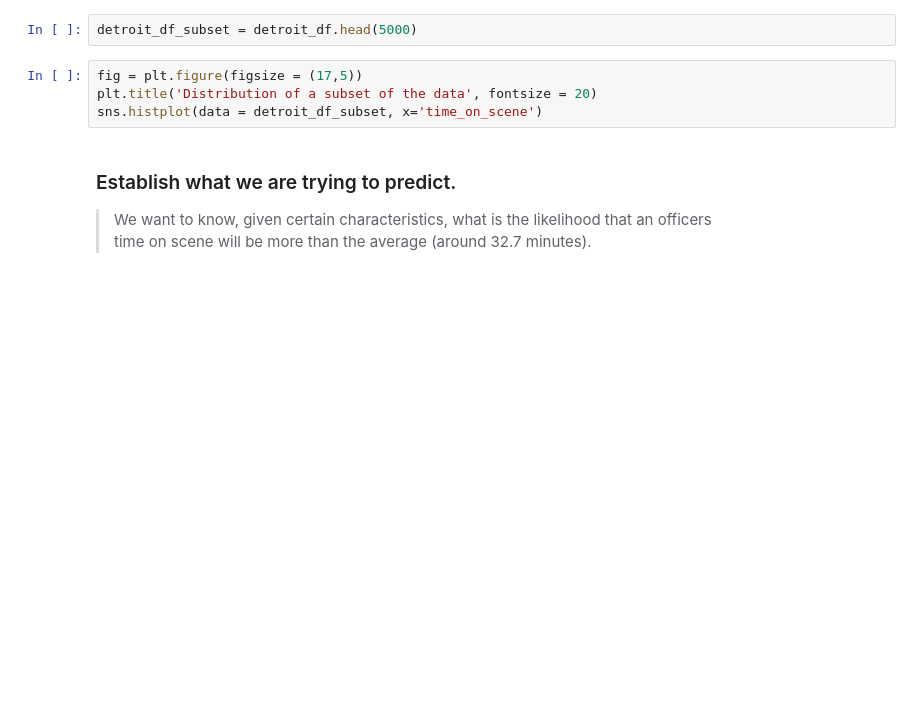
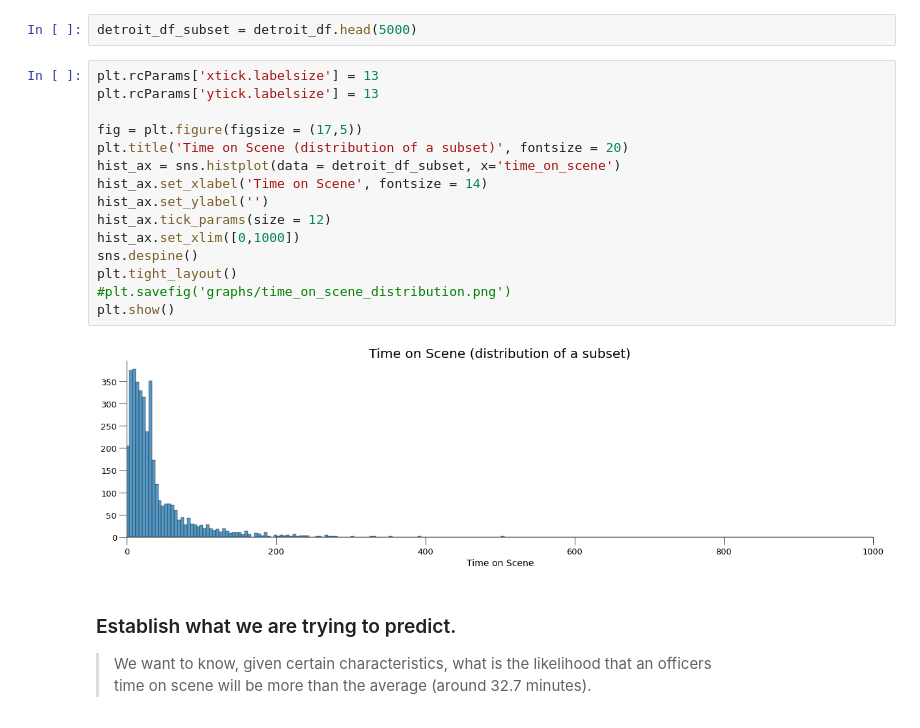
Before and after one commit to jedc4xer/model_assessment, a Jupyter notebook: xgb_improved.ipynb, the cells around one changed output. Drawn from its saved outputs; the diff is of its cells as text; blank space fills up the shorter version.

```diff
--- a/xgb_improved.ipynb
+++ b/xgb_improved.ipynb
@@ -188,9 +236,22 @@ detroit_df = backup_detroit.copy()
 # %%
 detroit_df_subset = detroit_df.head(5000)
 # %%
+plt.rcParams['xtick.labelsize'] = 13
+plt.rcParams['ytick.labelsize'] = 13
+
 fig = plt.figure(figsize = (17,5))
-plt.title('Distribution of a subset of the data', fontsize = 20)
-sns.histplot(data = detroit_df_subset, x='time_on_scene')
+plt.title('Time on Scene (distribution of a subset)', fontsize = 20)
+hist_ax = sns.histplot(data = detroit_df_subset, x='time_on_scene')
+hist_ax.set_xlabel('Time on Scene', fontsize = 14)
+hist_ax.set_ylabel('')
+hist_ax.tick_params(size = 12)
+hist_ax.set_xlim([0,1000])
+sns.despine()
+plt.tight_layout()
+#plt.savefig('graphs/time_on_scene_distribution.png')
+plt.show()
+# %% [output]
+[figure, added]
 # %% [markdown]
 ### Establish what we are trying to predict.
 > We want to know, given certain characteristics, what is the likelihood that an officers<br>
```
Also changed, not shown: parts of 12 cells of this notebook.
